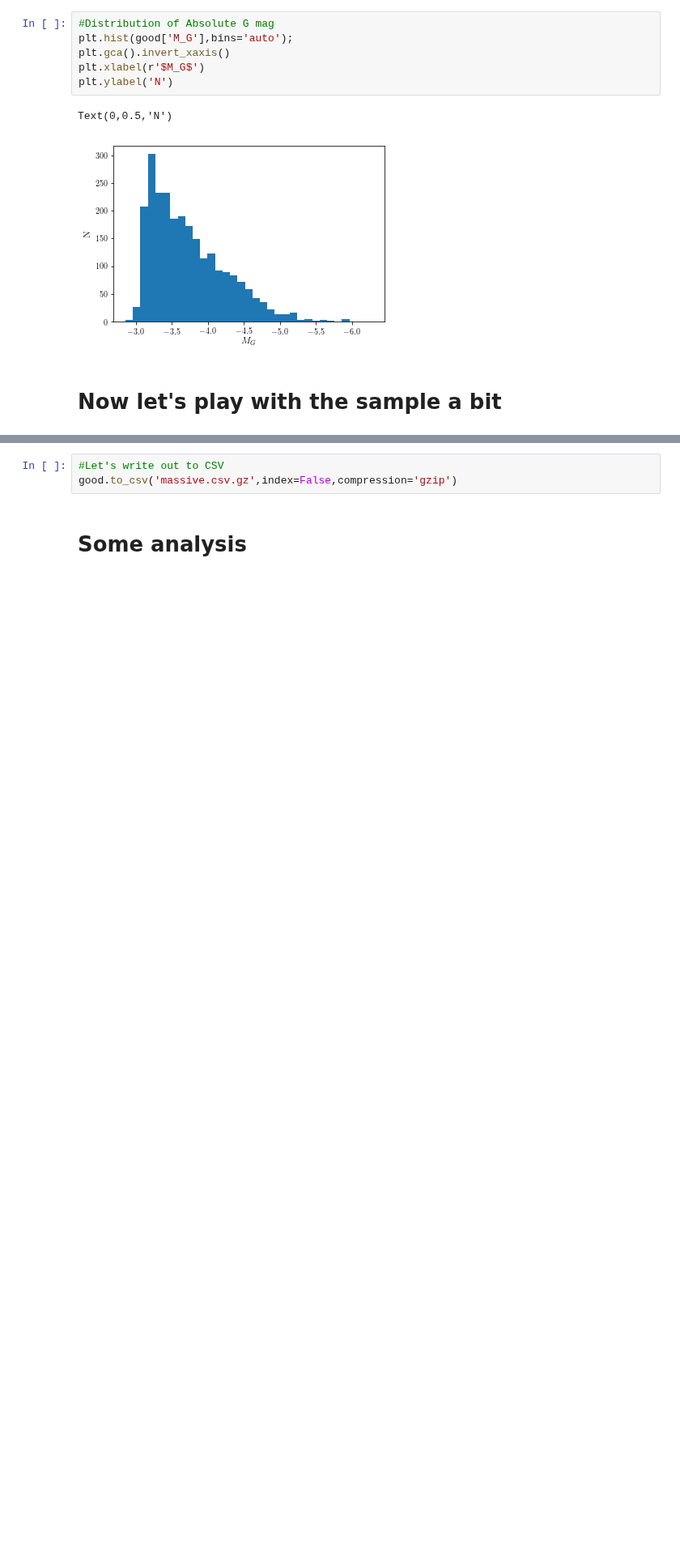
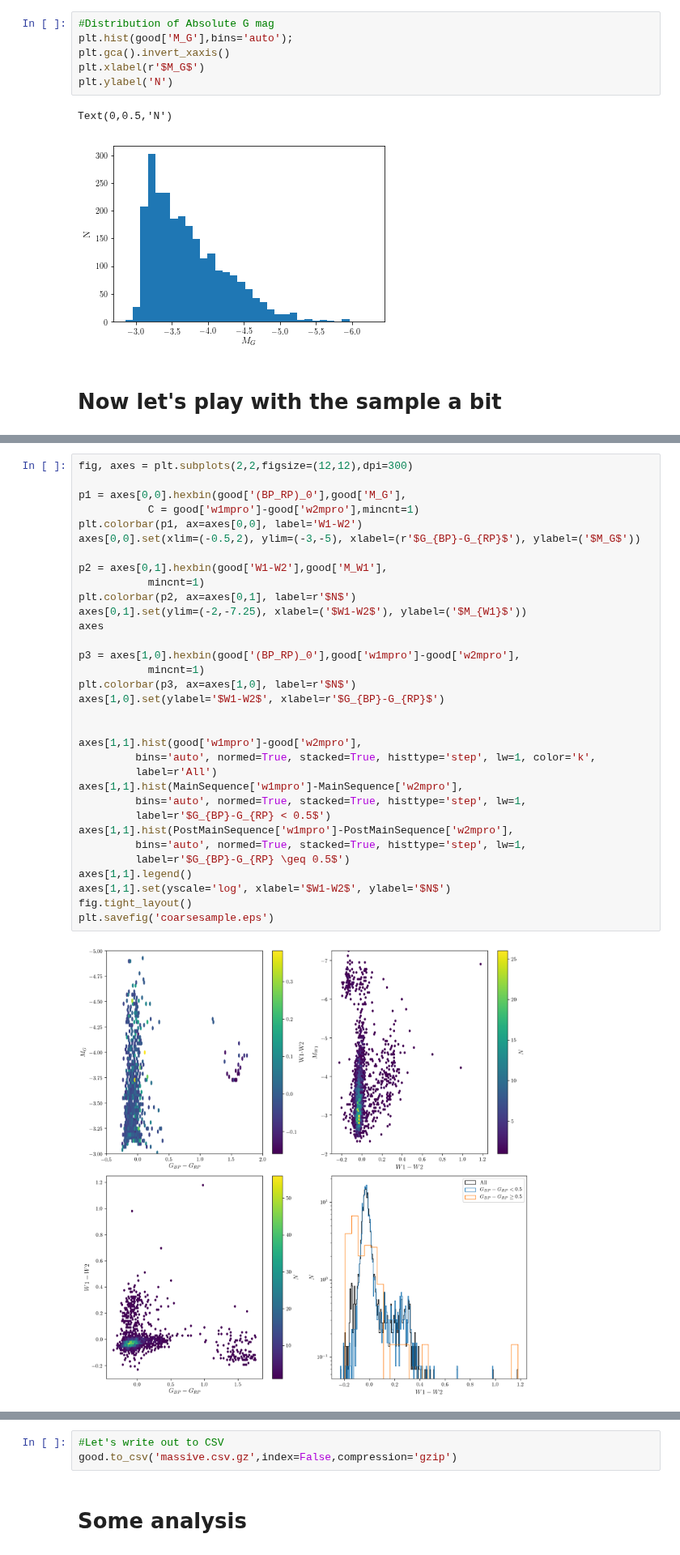
Before and after one commit to tzdwi/GaiaSprintMassive, a Jupyter notebook: WISE/data/bright_sample/sample.ipynb, the cells around one changed output, grey strips where cells are left out. Shown at 81% size. Saved outputs shown, nothing was run; the diff lists cells and outputs as text; blank space fills up the shorter version.

```diff
--- a/WISE/data/bright_sample/sample.ipynb
+++ b/WISE/data/bright_sample/sample.ipynb
@@ -275,0 +271,35 @@ plt.savefig('masive_AG.png')
+# %%
+fig, axes = plt.subplots(2,2,figsize=(12,12),dpi=300)
+
+p1 = axes[0,0].hexbin(good['(BP_RP)_0'],good['M_G'],
+           C = good['w1mpro']-good['w2mpro'],mincnt=1)
+plt.colorbar(p1, ax=axes[0,0], label='W1-W2')
+axes[0,0].set(xlim=(-0.5,2), ylim=(-3,-5), xlabel=(r'$G_{BP}-G_{RP}$'), ylabel=('$M_G$'))
+
+p2 = axes[0,1].hexbin(good['W1-W2'],good['M_W1'],
+           mincnt=1)
+plt.colorbar(p2, ax=axes[0,1], label=r'$N$')
+axes[0,1].set(ylim=(-2,-7.25), xlabel=('$W1-W2$'), ylabel=('$M_{W1}$'))
+axes
+
+p3 = axes[1,0].hexbin(good['(BP_RP)_0'],good['w1mpro']-good['w2mpro'],
+           mincnt=1)
+plt.colorbar(p3, ax=axes[1,0], label=r'$N$')
+axes[1,0].set(ylabel='$W1-W2$', xlabel=r'$G_{BP}-G_{RP}$')
+
+
+axes[1,1].hist(good['w1mpro']-good['w2mpro'],
+         bins='auto', normed=True, stacked=True, histtype='step', lw=1, color='k',
+         label=r'All')
+axes[1,1].hist(MainSequence['w1mpro']-MainSequence['w2mpro'],
+         bins='auto', normed=True, stacked=True, histtype='step', lw=1,
+         label=r'$G_{BP}-G_{RP} < 0.5$')
+axes[1,1].hist(PostMainSequence['w1mpro']-PostMainSequence['w2mpro'],
+         bins='auto', normed=True, stacked=True, histtype='step', lw=1,
+         label=r'$G_{BP}-G_{RP} \geq 0.5$')
+axes[1,1].legend()
+axes[1,1].set(yscale='log', xlabel='$W1-W2$', ylabel='$N$')
+fig.tight_layout()
+plt.savefig('coarsesample.eps')
+# %% [output]
+[figure, added]
```
Also changed, not shown: parts of 27 cells of this notebook, 6 other files.
